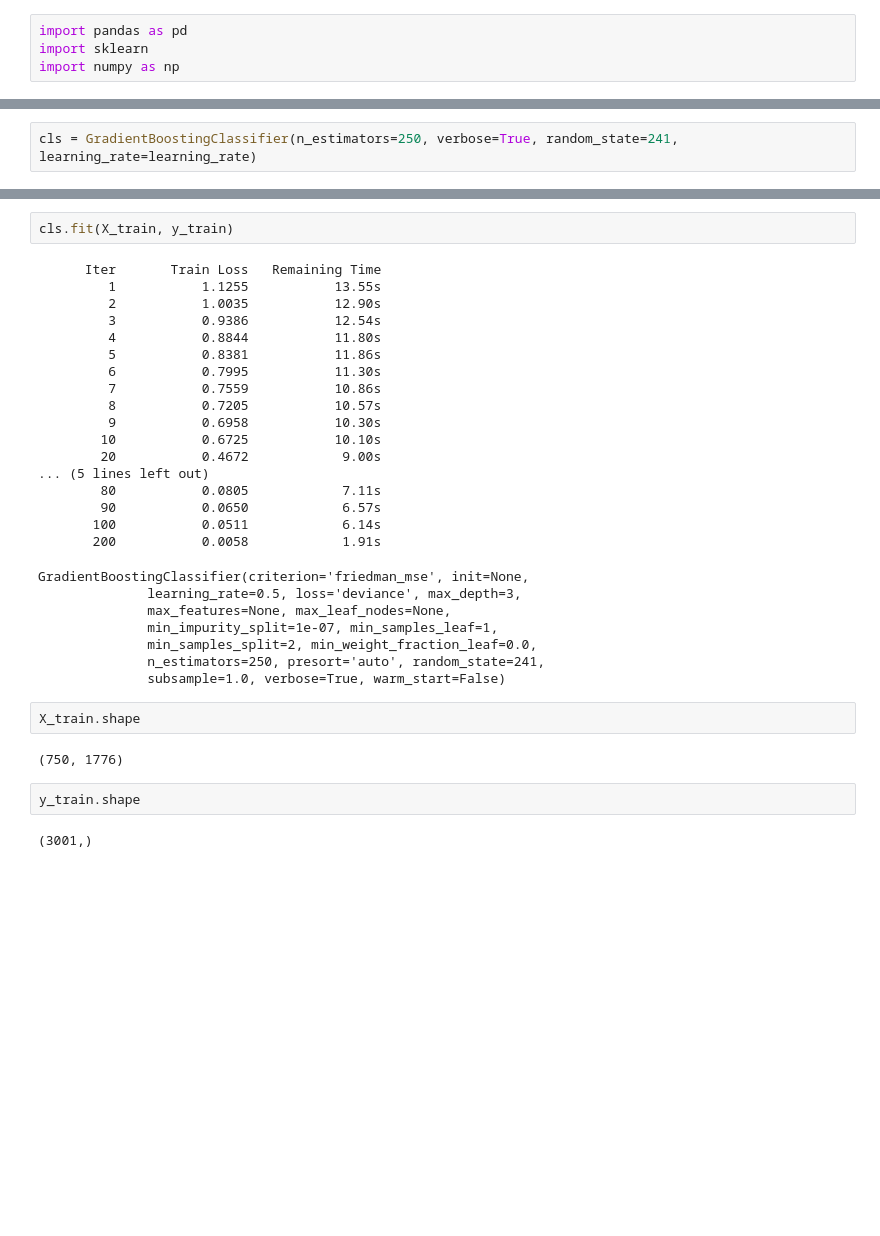
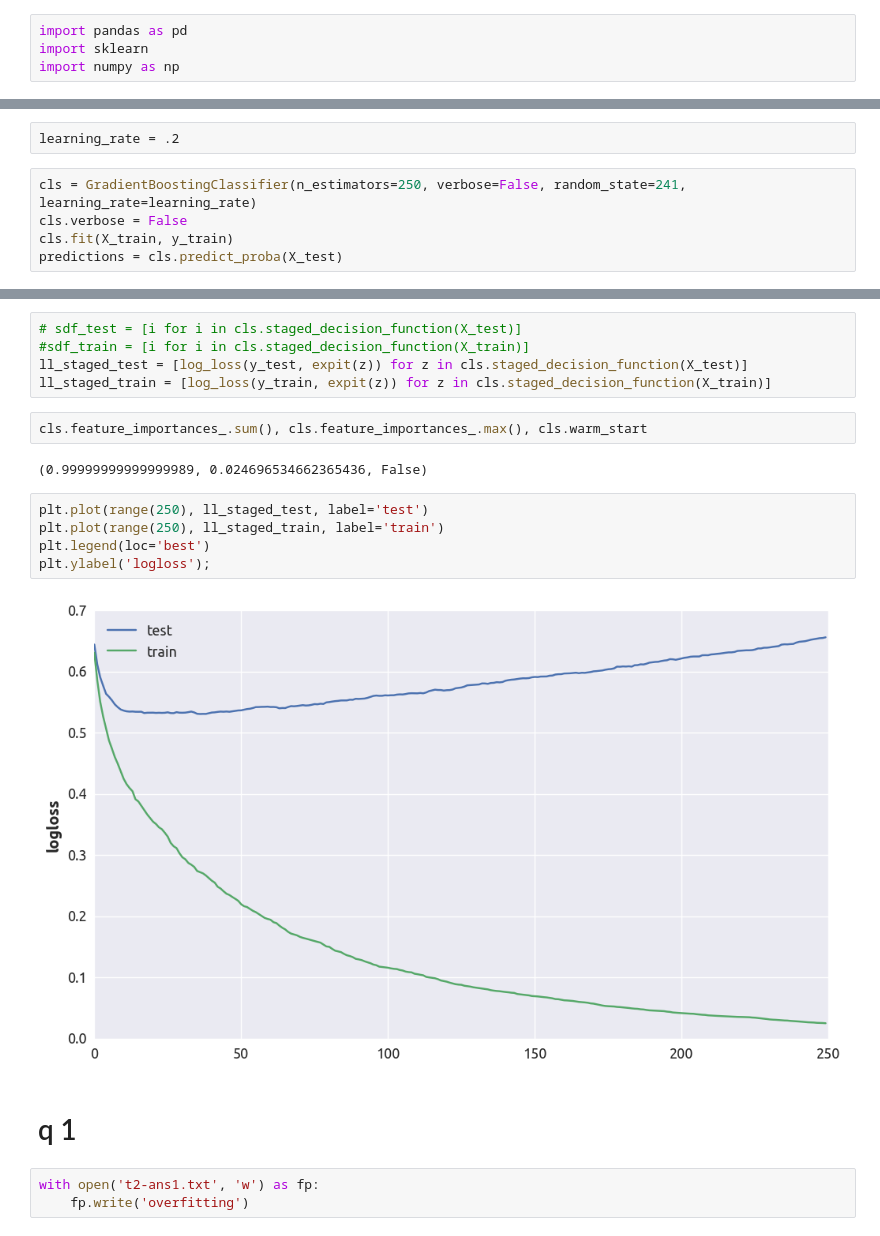
Before and after one commit to dmitryhd/courses, a Jupyter notebook: vorontsov/w05/t2-tree-boosting.ipynb, the cells around one changed output, grey strips where cells are left out. Drawn from its saved outputs; the diff is of its cells as text; blank space fills up the shorter version.

```diff
--- a/vorontsov/w05/t2-tree-boosting.ipynb
+++ b/vorontsov/w05/t2-tree-boosting.ipynb
@@ -54,2 +70,7 @@ learning_rate = .5
+# %%
+learning_rate = .2
 # %%
-cls = GradientBoostingClassifier(n_estimators=250, verbose=True, random_state=241, learning_rate=learning_rate)
+cls = GradientBoostingClassifier(n_estimators=250, verbose=False, random_state=241, learning_rate=learning_rate)
+cls.verbose = False
+cls.fit(X_train, y_train)
+predictions = cls.predict_proba(X_test)
@@ -56,35 +95,21 @@ cls = GradientBoostingClassifier(n_estimators=250, verbose=True, random_state=24
-# %%
-cls.fit(X_train, y_train)
-# %% [output]
-      Iter       Train Loss   Remaining Time
-         1           1.1255           13.55s
-         2           1.0035           12.90s
-         3           0.9386           12.54s
-         4           0.8844           11.80s
-         5           0.8381           11.86s
-         6           0.7995           11.30s
-         7           0.7559           10.86s
-         8           0.7205           10.57s
-         9           0.6958           10.30s
-        10           0.6725           10.10s
-        20           0.4672            9.00s
-... (5 lines left out)
-        80           0.0805            7.11s
-        90           0.0650            6.57s
-       100           0.0511            6.14s
-       200           0.0058            1.91s
-GradientBoostingClassifier(criterion='friedman_mse', init=None,
-              learning_rate=0.5, loss='deviance', max_depth=3,
-              max_features=None, max_leaf_nodes=None,
-              min_impurity_split=1e-07, min_samples_leaf=1,
-              min_samples_split=2, min_weight_fraction_leaf=0.0,
-              n_estimators=250, presort='auto', random_state=241,
-              subsample=1.0, verbose=True, warm_start=False)
-# %%
-X_train.shape
-# %% [output]
-(750, 1776)
-# %%
-y_train.shape
-# %% [output]
-(3001,)
+# %%
+# sdf_test = [i for i in cls.staged_decision_function(X_test)]
+#sdf_train = [i for i in cls.staged_decision_function(X_train)]
+ll_staged_test = [log_loss(y_test, expit(z)) for z in cls.staged_decision_function(X_test)]
+ll_staged_train = [log_loss(y_train, expit(z)) for z in cls.staged_decision_function(X_train)]
+# %%
+cls.feature_importances_.sum(), cls.feature_importances_.max(), cls.warm_start
+# %% [output]
+(0.99999999999999989, 0.024696534662365436, False)
+# %%
+plt.plot(range(250), ll_staged_test, label='test')
+plt.plot(range(250), ll_staged_train, label='train')
+plt.legend(loc='best')
+plt.ylabel('logloss');
+# %% [output]
+[figure, added]
+# %% [markdown]
+# q 1
+# %%
+with open('t2-ans1.txt', 'w') as fp:
+    fp.write('overfitting')
```
Also changed, not shown: parts of 22 cells of this notebook, 3 other files.
